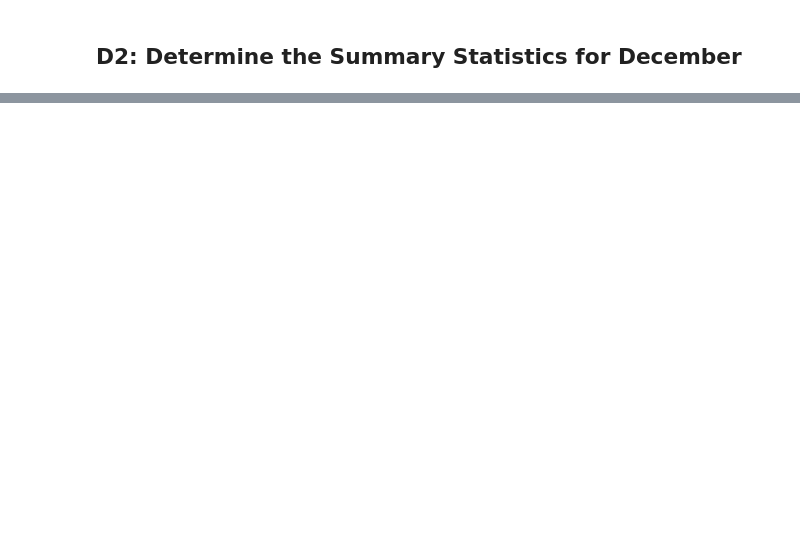
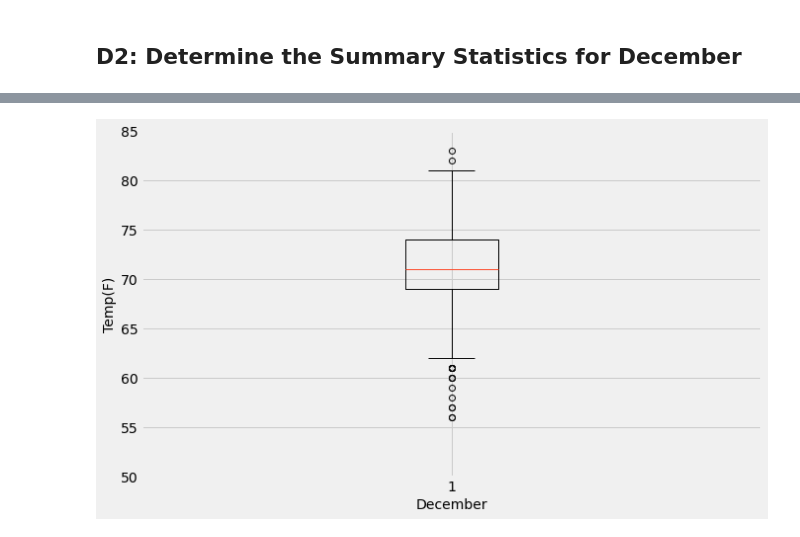
Before and after one commit to Jhackmeyer/surfs_up, a Jupyter notebook: SurfsUp_Challenge.ipynb, the cells around one changed output, grey strips where cells are left out. Saved outputs shown, nothing was run; the diff lists cells and outputs as text; code cells hidden in the pictures; blank space fills up the shorter version.

Commit message:
Adding additional queries, precipitation and images

```diff
--- a/SurfsUp_Challenge.ipynb
+++ b/SurfsUp_Challenge.ipynb
@@ -111,5 +113,9 @@ temps_df.describe()
 ## D2: Determine the Summary Statistics for December
 # %%
 # 6. Write a query that filters the Measurement table to retrieve the temperatures for the month of December.
+results=[]
+results = session.query(Measurement.tobs).filter(extract('month', Measurement.date)==12).all()
 # %%
 # 7. Convert the December temperatures to a list.
+temps_dec = list(results)
+temps_dec
@@ -116,2 +140,5 @@ temps_df.describe()
 # %%
 # 8. Create a DataFrame from the list of temperatures for the month of December.
+dec_temps_df = pd.DataFrame(temps_dec)
+dec_temps_df.columns = ['December Temps']
+dec_temps_df.head()
@@ -119,0 +288,9 @@ temps_df.describe()
+# %%
+fig, ax = plt.subplots(figsize=(10,6))
+ax.set_ylabel("Temp(F)", fontsize = 14)
+ax.set_xlabel("December", fontsize = 14)
+ax.boxplot(dec_temps_df)
+ax.set_yticks(np.arange(50,90, step=5.0))
+plt.show()
+# %% [output]
+[figure, added]
```
Also changed, not shown: parts of 16 cells of this notebook, 4 other files.
